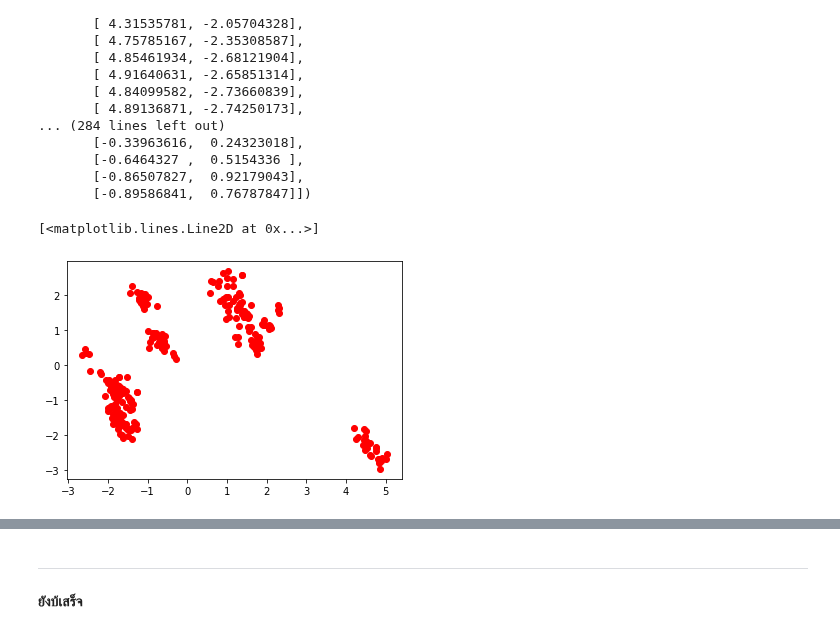
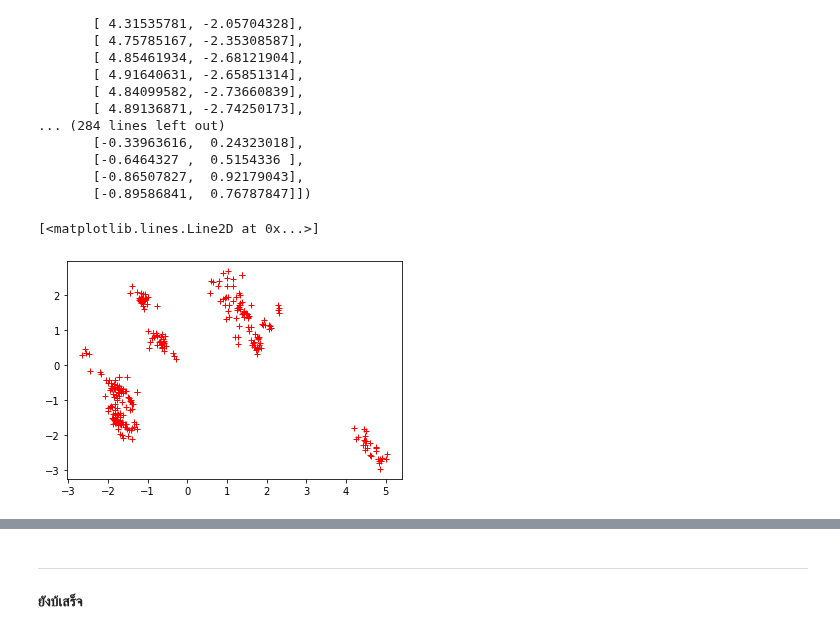
Before and after one commit to sitthatkaja/multivariate, a Jupyter notebook: EXAM01.ipynb, the cells around one changed output, grey strips where cells are left out. Saved outputs shown, nothing was run; the diff lists cells and outputs as text; code cells hidden in the pictures.

```diff
--- a/EXAM01.ipynb
+++ b/EXAM01.ipynb
@@ -287,7 +287,7 @@ array([[ 5.01034284, -2.67921532],
        [-0.86507827,  0.92179043],
        [-0.89586841,  0.76787847]])
 # %%
-plt.plot(X_pca[:,0],X_pca[:,1],'or')
+plt.plot(X_pca[:,0],X_pca[:,1],'+r')
 # %% [output]
 [<matplotlib.lines.Line2D at 0x...>]
-[figure, old version]
+[figure, new version]
```
Also changed, not shown: parts of 5 cells of this notebook.
